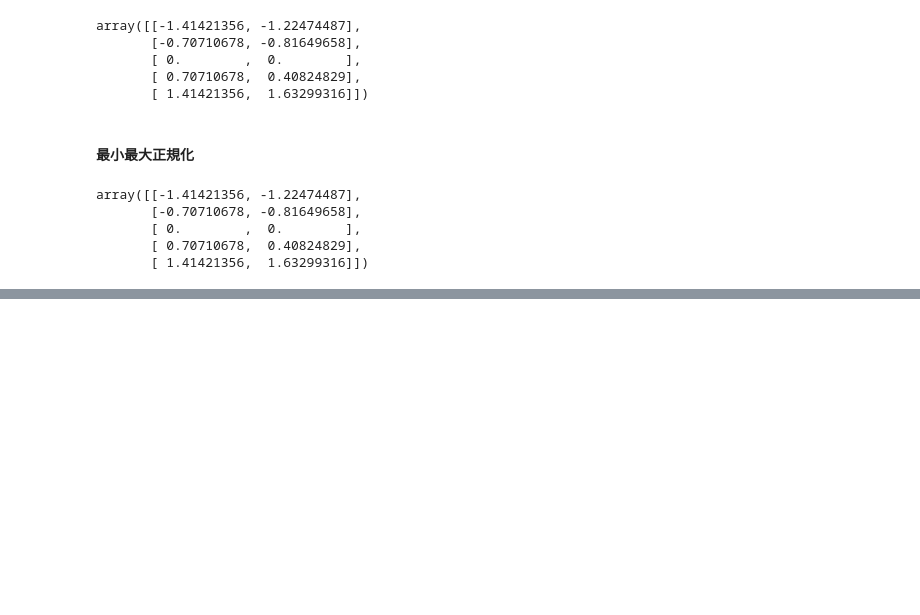
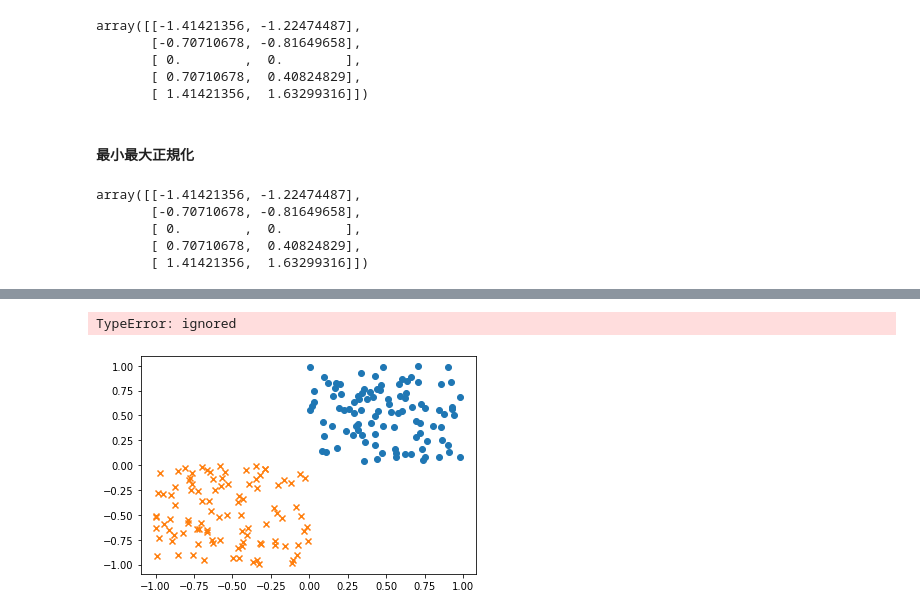
Before and after one commit to shunichi922/TEST, a Jupyter notebook: 4_4_scikit_learn.ipynb, the cells around one changed output, grey strips where cells are left out. Drawn from its saved outputs; the diff is of its cells as text; code cells hidden in the pictures; blank space fills up the shorter version.

```diff
--- a/4_4_scikit_learn.ipynb
+++ b/4_4_scikit_learn.ipynb
@@ -171,0 +234,30 @@ array([[-1.41421356, -1.22474487],
+# %%
+from sklearn.svm import SVC
+# 学習, および決定境界, マージン, サポートベクタを可視化する関数
+def plot_boundary_margin_sv(X0, y0, X1, y1, kernel, C, xmin=-1, xmax=1, ymin=-1, ymax=1):
+  #サポートベクタマシンのインスタンス化
+  svc = SVC(kernel=kernel, C=C)
+  # 学習
+  svc.fit(np.vstack((X0, X1)), np.hstack((y0, y1)))
+
+  fig, ax = plt.subplots()
+  ax.scatter(X0[:, 0], X0[:, 1], marker="o", label="class 0")
+  ax.scatter(X1[:, 0], X1[:, 1], marker="x", label="class 1")
+  # 決定境界とマージンをプロット
+  xx, yy = np.meshgrid(np.linspace(xmin, xmax, 100), np.linspace(ymin, ymax, 100))
+  p = np.vstack([xx.ravel(), yy.ravel()]).T
+  ax.contour(xx, yy, p, color="k", levels=[-1, 0, 1], alpha=0.5, linestyle=["--", "-", "--"])
+  #サポートベクタをプロット
+  ax.scatter(svc.support_vectors_[:, 0],
+             svc.support_vectors_[:, 1],
+             s=250, facecolors="none",
+             edgecolors="black")
+  ax.set_xlabel("x")
+  ax.set_ylabel("y")
+  ax.legend(loc="best")
+  plt.show()
+# %%
+plot_boundary_margin_sv(X0, y0, X1, y1, kernel="linear", C=1e6)
+# %% [output]
+TypeError: ignored
+[figure, added]
```
Also changed, not shown: parts of 7 cells of this notebook.
